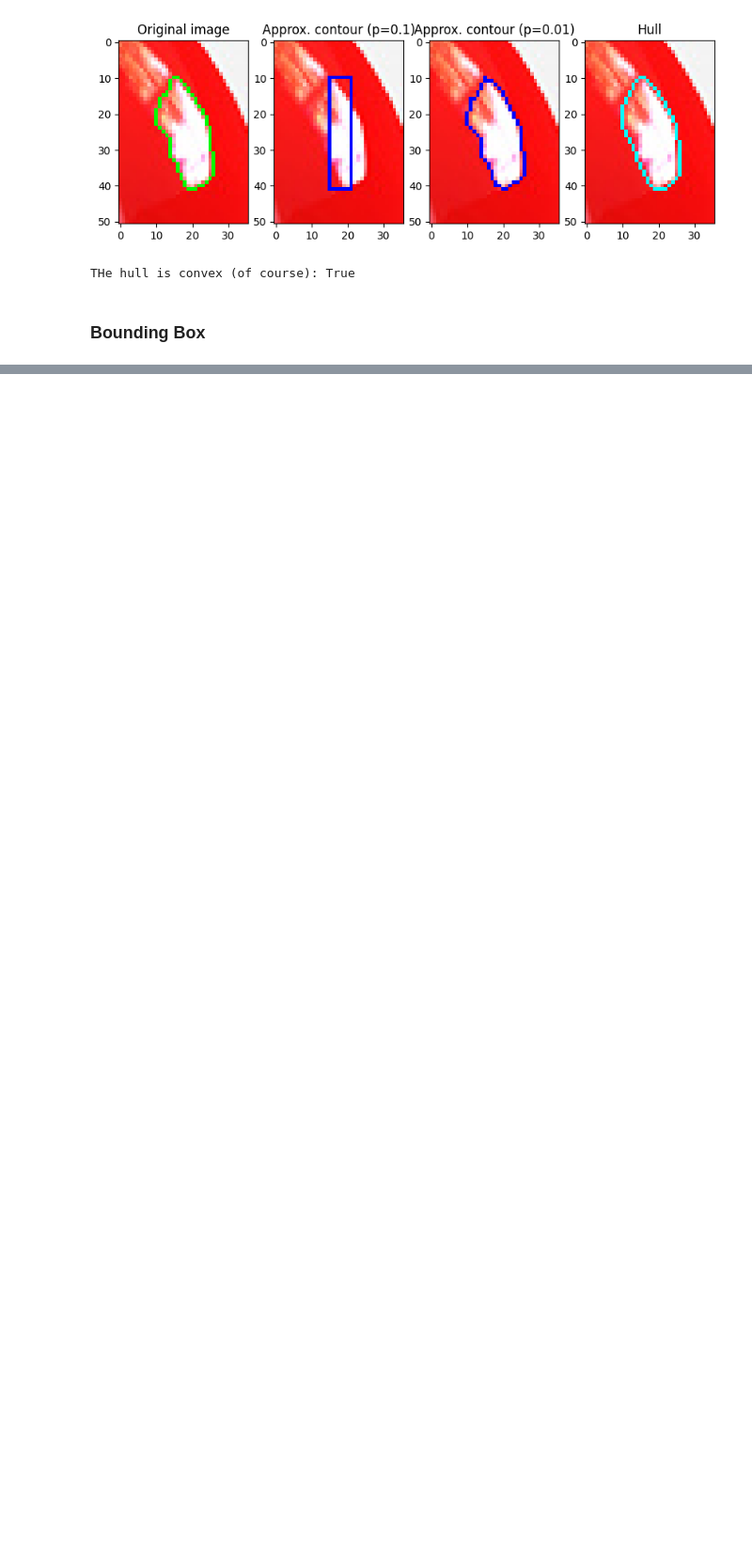
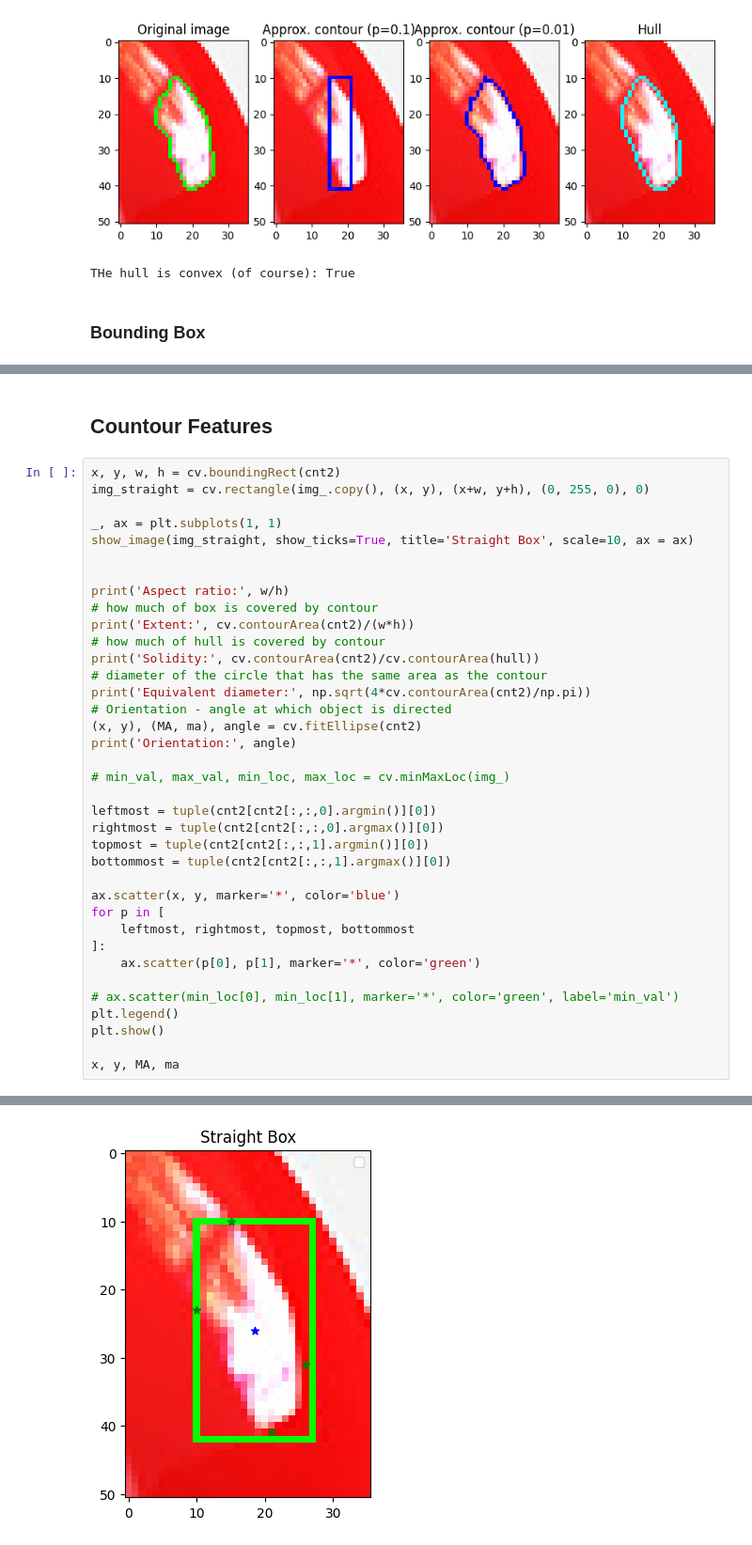
Before and after one commit to mshajarrazip/OpenCV-Notes, a Jupyter notebook: python/contours.ipynb, the cells around one changed output, grey strips where cells are left out. Shown at 94% size. Drawn from its saved outputs; the diff is of its cells as text; blank space fills up the shorter version.

Commit message:
Studied contour properties

```diff
--- a/python/contours.ipynb
+++ b/python/contours.ipynb
@@ -281 +281,41 @@ plt.show()
 [figure]
+# %% [markdown]
+## Countour Features
+# %%
+x, y, w, h = cv.boundingRect(cnt2)
+img_straight = cv.rectangle(img_.copy(), (x, y), (x+w, y+h), (0, 255, 0), 0)
+
+_, ax = plt.subplots(1, 1)
+show_image(img_straight, show_ticks=True, title='Straight Box', scale=10, ax = ax)
+
+
+print('Aspect ratio:', w/h)
+# how much of box is covered by contour
+print('Extent:', cv.contourArea(cnt2)/(w*h))
+# how much of hull is covered by contour
+print('Solidity:', cv.contourArea(cnt2)/cv.contourArea(hull))
+# diameter of the circle that has the same area as the contour
+print('Equivalent diameter:', np.sqrt(4*cv.contourArea(cnt2)/np.pi))
+# Orientation - angle at which object is directed
+(x, y), (MA, ma), angle = cv.fitEllipse(cnt2)
+print('Orientation:', angle)
+
+# min_val, max_val, min_loc, max_loc = cv.minMaxLoc(img_)
+
+leftmost = tuple(cnt2[cnt2[:,:,0].argmin()][0])
+rightmost = tuple(cnt2[cnt2[:,:,0].argmax()][0])
+topmost = tuple(cnt2[cnt2[:,:,1].argmin()][0])
+bottommost = tuple(cnt2[cnt2[:,:,1].argmax()][0])
+
+ax.scatter(x, y, marker='*', color='blue')
+for p in [
+    leftmost, rightmost, topmost, bottommost
+]:
+    ax.scatter(p[0], p[1], marker='*', color='green')
+
+# ax.scatter(min_loc[0], min_loc[1], marker='*', color='green', label='min_val')
+plt.legend()
+plt.show()
+
+x, y, MA, ma
+# %% [output]
@@ -281,0 +329 @@ plt.show()
+[figure, added]
```
Also changed, not shown: parts of 11 cells of this notebook.
